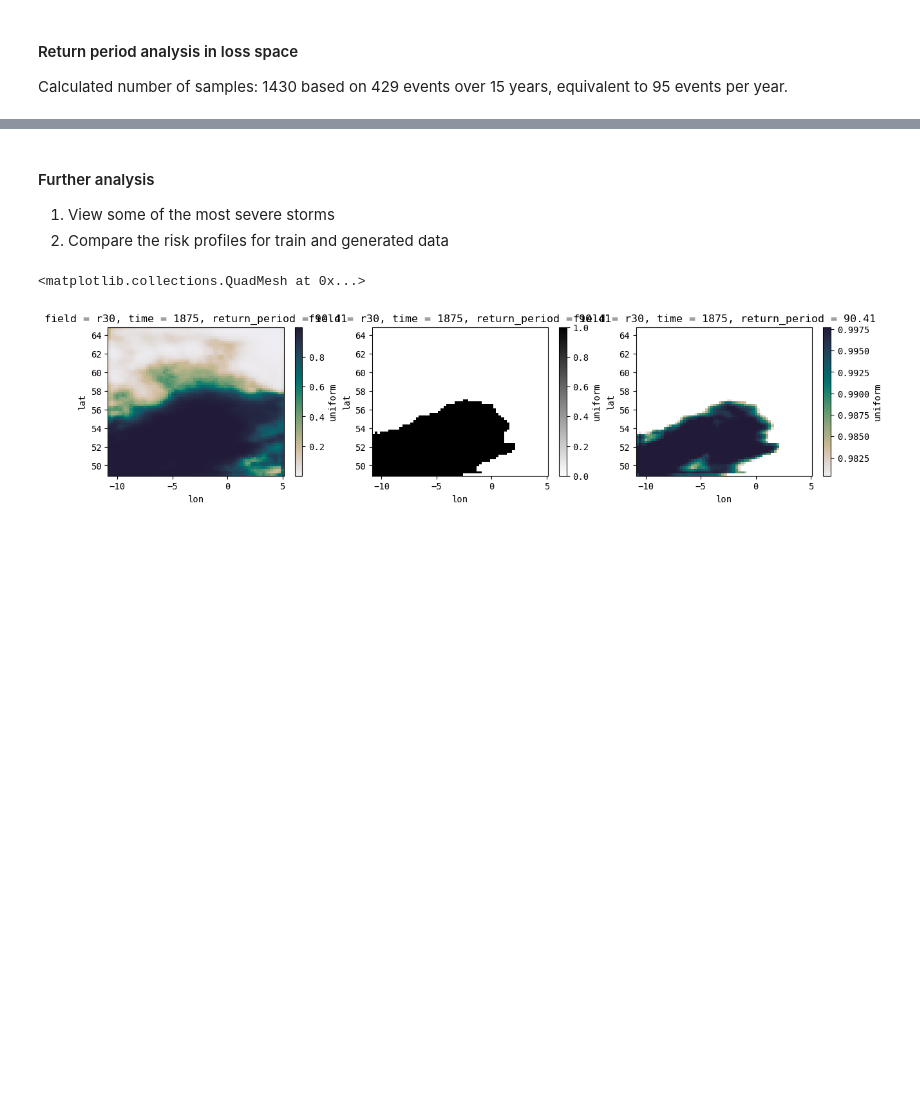
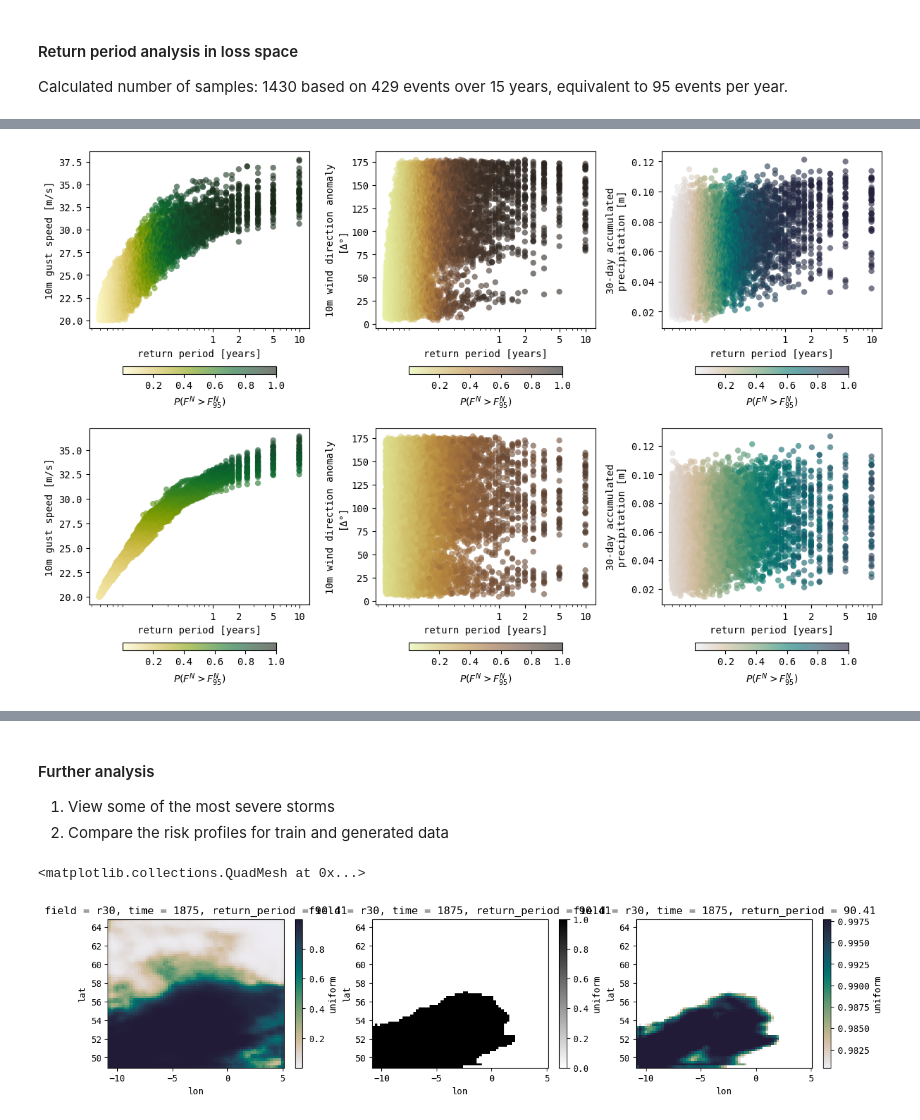
Before and after one commit to alisonpeard/hazGAN2, a Jupyter notebook: projects/poweruk_winter/analysis/risk_profiles.ipynb, the cells around one changed output, grey strips where cells are left out. Drawn from its saved outputs; the diff is of its cells as text; code cells hidden in the pictures; blank space fills up the shorter version.

```diff
--- a/projects/poweruk_winter/analysis/risk_profiles.ipynb
+++ b/projects/poweruk_winter/analysis/risk_profiles.ipynb
@@ -463,0 +510,44 @@ data_agg.to_netcdf(os.path.join(
+# %%
+from matplotlib.colors import LogNorm
+
+fig, axes = plt.subplots(2, 3, figsize=(12, 8))
+
+cbar_kws = {"shrink": 0.7, "pad": 0.15, "orientation": "horizontal", "label": r"$P(F^N>F^N_{95})$"}
+
+kws = {"edgecolor": "none", "add_colorbar": True, "cbar_kwargs": cbar_kws, "vmin": 1e-6, "vmax": 1, "alpha":0.6}
+
+norm = LogNorm(vmin=1e-6, vmax=1)
+
+axs = axes[0, :]
+data_agg.plot.scatter(x="return_period", y="vx", hue="outage_prob", ax=axs[0], cmap=cmo.speed, **kws)
+data_agg.plot.scatter(x="return_period", y="dx", hue="outage_prob", ax=axs[1], cmap=cmo.turbid, **kws)
+data_agg.plot.scatter(x="return_period", y="r30", hue="outage_prob", ax=axs[2], cmap=cmo.rain, **kws)
+
+for ax in axs.flat:
+    ax.set_title("")
+    ax.set_xscale("log")
+    ticks = [1, 2, 5, 10, 20, 50, 100, 250, 500, 1000]
+    ticks = [t for t in ticks if t <= data_agg.return_period[data_agg.return_period < np.inf].max()]
+    ax.set_xticks(ticks, labels=ticks)
+    ax.set_xlabel("return period [years]")
+
+
+axs = axes[1, :]
+data_agg.plot.scatter(x="base_return_period", y="vx", hue="base_probs", ax=axs[0], cmap=cmo.speed, **kws)
+data_agg.plot.scatter(x="base_return_period", y="dx", hue="base_probs", ax=axs[1], cmap=cmo.turbid, **kws)
+data_agg.plot.scatter(x="base_return_period", y="r30", hue="base_probs", ax=axs[2], cmap=cmo.rain, **kws)
+
+for ax in axs.flat:
+    ax.set_title("")
+    ax.set_xscale("log")
+    ticks = [1, 2, 5, 10, 20, 50, 100, 250, 500, 1000]
+    ticks = [t for t in ticks if t <= data_agg.base_return_period[data_agg.base_return_period < np.inf].max()]
+    ax.set_xticks(ticks, labels=ticks)
+    ax.set_xlabel("return period [years]")
+
+fig.tight_layout()
+fig.savefig(os.path.join(
+    wd, "results", "figures", f"outage_probs_{region_of_interest.lower()}_{season}_{dataset}"),
+           dpi=300, transparent=True, bbox_inches="tight")
+# %% [output]
+[figure, added]
```
Also changed, not shown: parts of 18 cells of this notebook, 3 other files.
